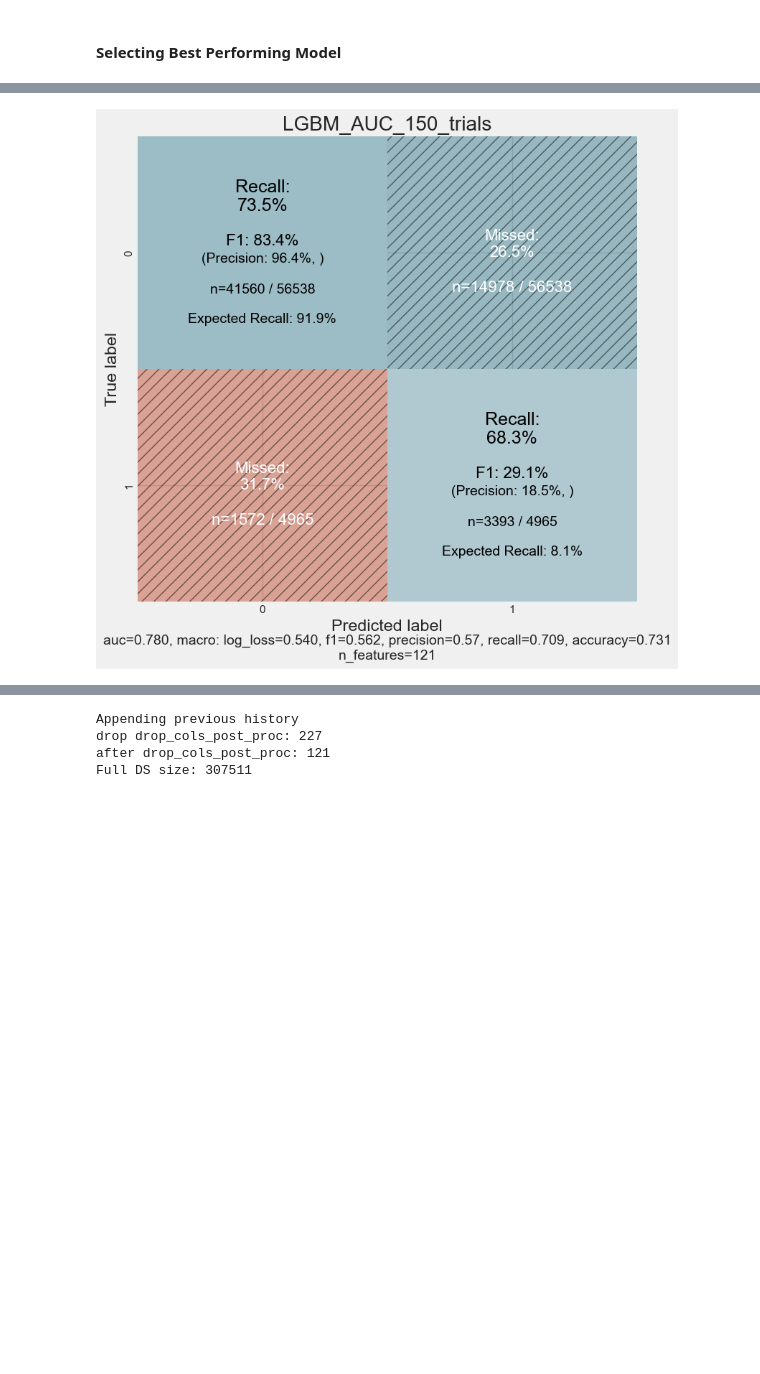
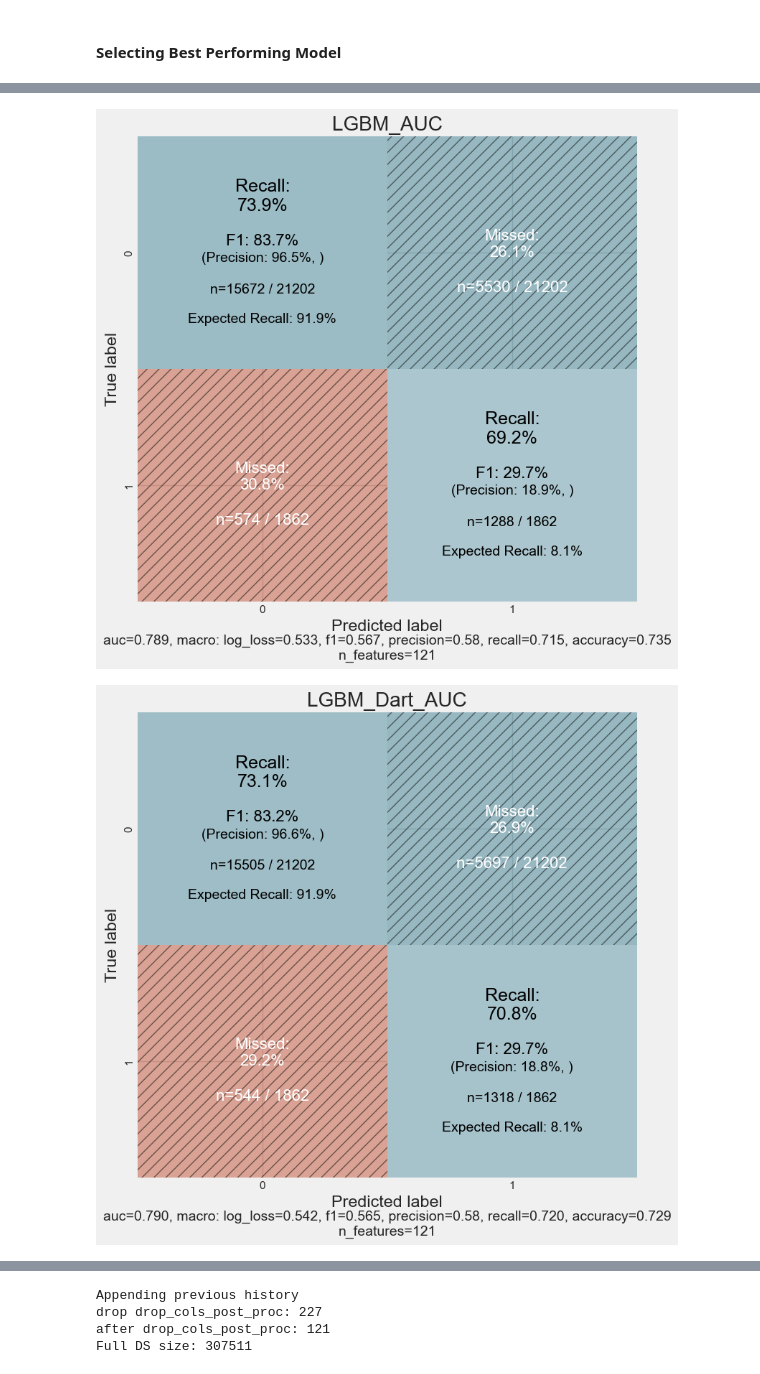
Before and after one commit to qwyt/HomeCreditDefaultRisk, a Jupyter notebook: Notebooks/2.0_Model.ipynb, the cells around one changed output, grey strips where cells are left out. Saved outputs shown, nothing was run; the diff lists cells and outputs as text; code cells hidden in the pictures; blank space fills up the shorter version.

Commit message:
Improve model descriptions.

```diff
--- a/Notebooks/2.0_Model.ipynb
+++ b/Notebooks/2.0_Model.ipynb
@@ -36,11 +41,16 @@ utils.create_styled_df(model_results_df, 1, decimals=2)
 # %%
 importlib.reload(ml_config_core)
 
-SELECTED_MODEL_KEY = "LGBM_AUC_150_trials"
+SELECTED_MODEL_ALT_KEY = "LGBM_Dart_AUC"
+SELECTED_MODEL_KEY = "LGBM_AUC"
 BASELINE_MODEL_KEY = "Baseline_Only_CreditRatings"
 
 selected_model: ml_config_core.ModelTrainingResult = ml_config_core.ModelTrainingResult.load_serialize_model(
     SELECTED_MODEL_KEY)
+
+selected_model_alt: TuningResult = ml_config_core.ModelTrainingResult.load_serialize_model(
+    SELECTED_MODEL_ALT_KEY)
+
 selected_model_pipeline_info: TuningResult = TuningResult.load_serialized_tuning_result(
     SELECTED_MODEL_KEY)
 
@@ -49,6 +59,7 @@ baseline_model: ml_config_core.ModelTrainingResult = ml_config_core.ModelTrainin
 
 results_all_models = {
     SELECTED_MODEL_KEY: selected_model,
+    SELECTED_MODEL_ALT_KEY: selected_model_alt,
     BASELINE_MODEL_KEY: baseline_model
 }
 # %%
@@ -59,13 +71,16 @@ graph.roc_precision_recal_grid_plot(results_all_models, show_observation_count=T
 # %%
 importlib.reload(graph)
 
-graph.confusion_matrix_plot_v2(
-    selected_model.cm_data,
-    title=SELECTED_MODEL_KEY,
-    annotations=graph.make_annotations(selected_model.test_data.metrics_2,
-                                       n_feats=len(selected_model.cm_data.x_test.columns)),
-)
+
+for model_key, selected_model in results_all_models.items():
+    graph.confusion_matrix_plot_v2(
+        selected_model.cm_data,
+        title=model_key,
+        annotations=graph.make_annotations(selected_model.test_data.metrics_2,
+                                           n_feats=len(selected_model.cm_data.x_test.columns)),
+    )
 
 plt.show()
 # %% [output]
-[figure, old version]
+[figure, new version]
+[figure, added]
```
Also changed, not shown: parts of 6 cells of this notebook, 1 other file.
